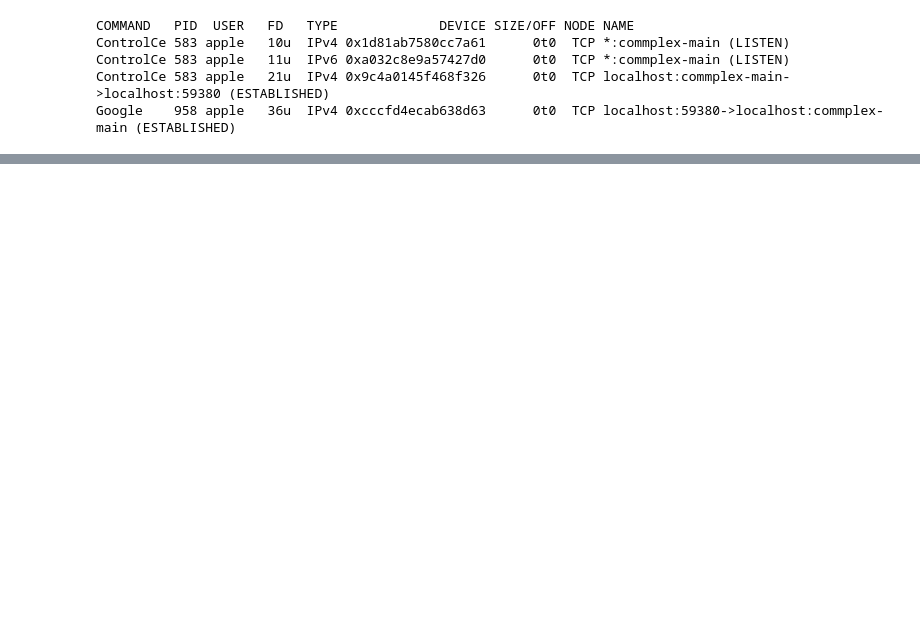
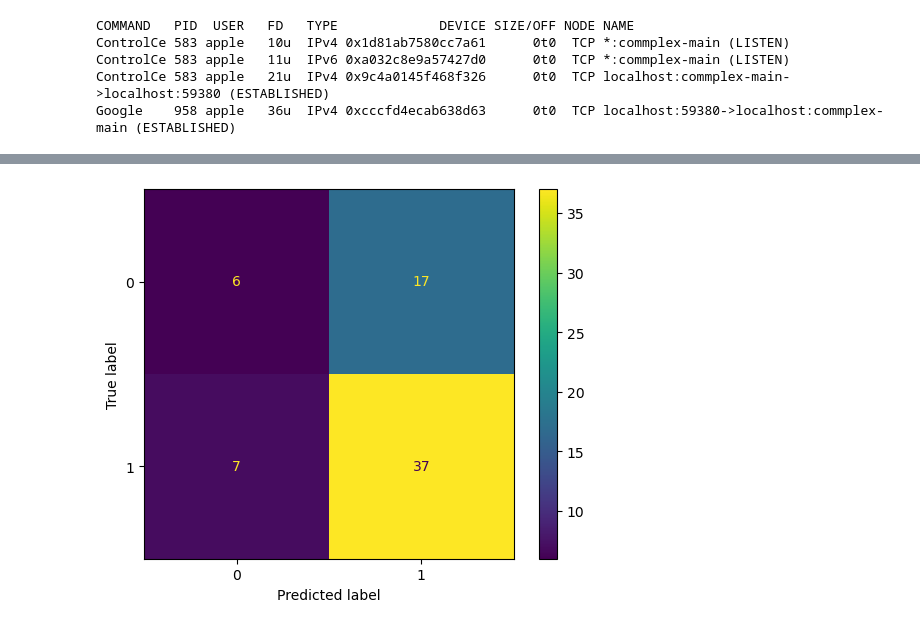
Before and after one commit to khotbaba111/DSML_OCT_API, a Jupyter notebook: ML Project 1.ipynb, the cells around one changed output, grey strips where cells are left out. Drawn from its saved outputs; the diff is of its cells as text; code cells hidden in the pictures; blank space fills up the shorter version.

Commit message:
MLFLOW File added

```diff
--- a/ML Project 1.ipynb
+++ b/ML Project 1.ipynb
@@ -271,0 +276,25 @@ Google    958 apple   36u  IPv4 0xcccfd4ecab638d63      0t0  TCP localhost:59380
+# %%
+with mlflow.start_run():
+    model_knn = KNeighborsClassifier(n_neighbors=5)
+    model_knn.fit(X_train, y_train)
+
+    pred_val = model_knn.predict(X_val)
+    val_acc= accuracy_score(y_val, pred_val)
+
+    pred_train = model_knn.predict(X_train)
+    train_acc= accuracy_score(y_train, pred_train)
+
+    run ="KNN"
+    mlflow.set_tag ('mlflow.runName',run)
+    mlflow.log_param('neighbors',5)
+    mlflow.log_metric ('val_acc', val_acc)
+    mlflow.log_metric ('train_acc', train_acc)
+
+    cm= ConfusionMatrixDisplay.from_predictions(y_val,pred_val)
+    cm.figure_.savefig('Confusion_mat.png')
+
+    mlflow.log_artifact('Confusion_mat.png')
+
+
+    mlflow.sklearn.log_model(model_knn,"KNN model")
+# %% [output]
@@ -271,0 +303 @@ Google    958 apple   36u  IPv4 0xcccfd4ecab638d63      0t0  TCP localhost:59380
+[figure, added]
```
Also changed, not shown: parts of 6 cells of this notebook.
